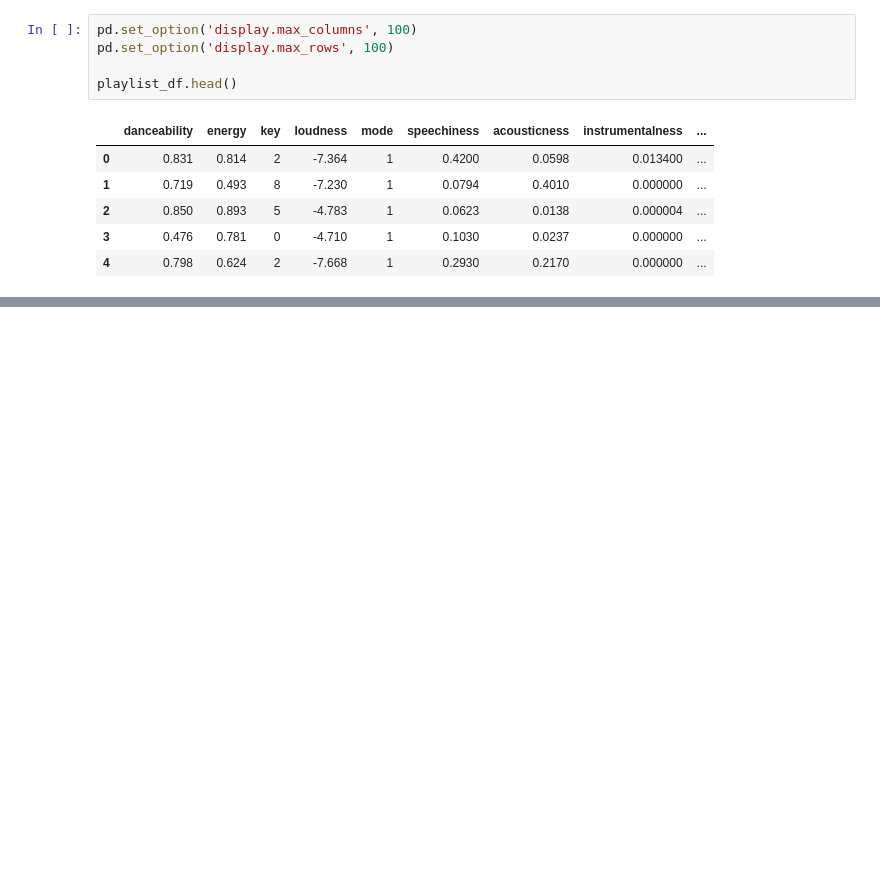
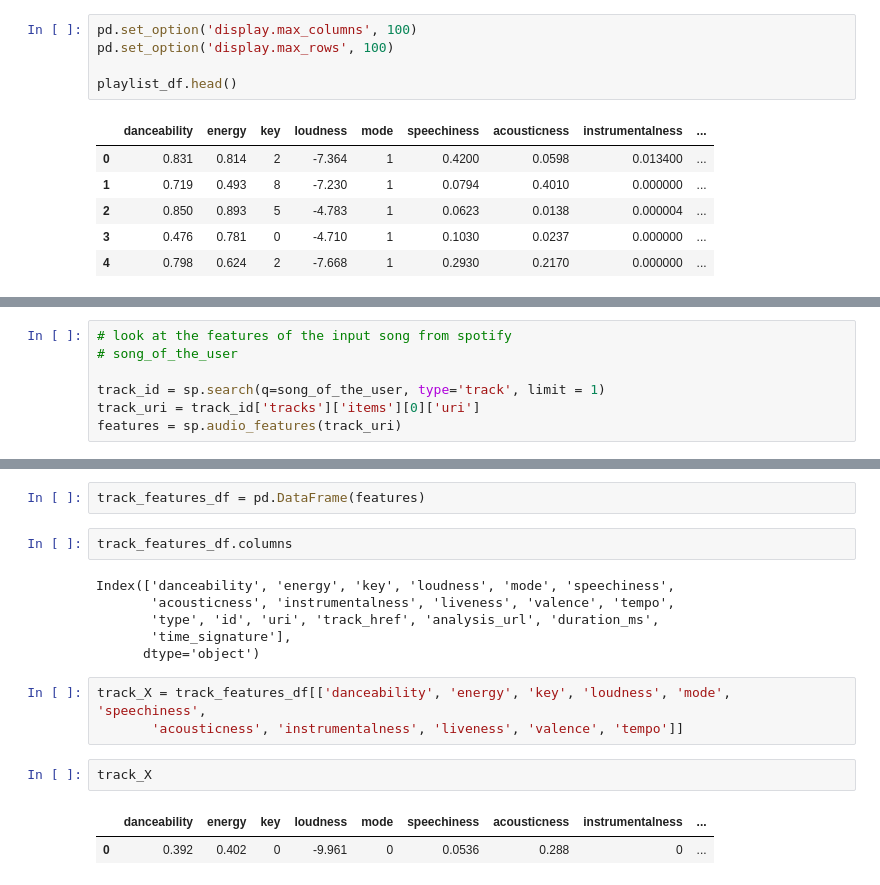
Before and after one commit to begumerdem/lab-web-scraping-single-page, a Jupyter notebook: ab-web-scraping-single-page.ipynb, the cells around one changed output, grey strips where cells are left out. Cells and saved outputs as stored; diff of their text form; blank space fills up the shorter version.

Commit message:
song_rec_complete

```diff
--- a/ab-web-scraping-single-page.ipynb
+++ b/ab-web-scraping-single-page.ipynb
@@ -680,0 +730,7 @@ plt.show()
+# %%
+# look at the features of the input song from spotify
+# song_of_the_user
+
+track_id = sp.search(q=song_of_the_user, type='track', limit = 1)
+track_uri = track_id['tracks']['items'][0]['uri']
+features = sp.audio_features(track_uri)
@@ -680,0 +758,18 @@ plt.show()
+# %%
+track_features_df = pd.DataFrame(features)
+# %%
+track_features_df.columns
+# %% [output]
+Index(['danceability', 'energy', 'key', 'loudness', 'mode', 'speechiness',
+       'acousticness', 'instrumentalness', 'liveness', 'valence', 'tempo',
+       'type', 'id', 'uri', 'track_href', 'analysis_url', 'duration_ms',
+       'time_signature'],
+      dtype='object')
+# %%
+track_X = track_features_df[['danceability', 'energy', 'key', 'loudness', 'mode', 'speechiness',
+       'acousticness', 'instrumentalness', 'liveness', 'valence', 'tempo']]
+# %%
+track_X
+# %% [output]
+|  | danceability | energy | key | loudness | mode | speechiness | acousticness | instrumentalness | ... |
+| 0 | 0.392 | 0.402 | 0 | -9.961 | 0 | 0.0536 | 0.288 | 0 | ... |
```
Also changed, not shown: parts of 71 cells of this notebook, 1 other file.
